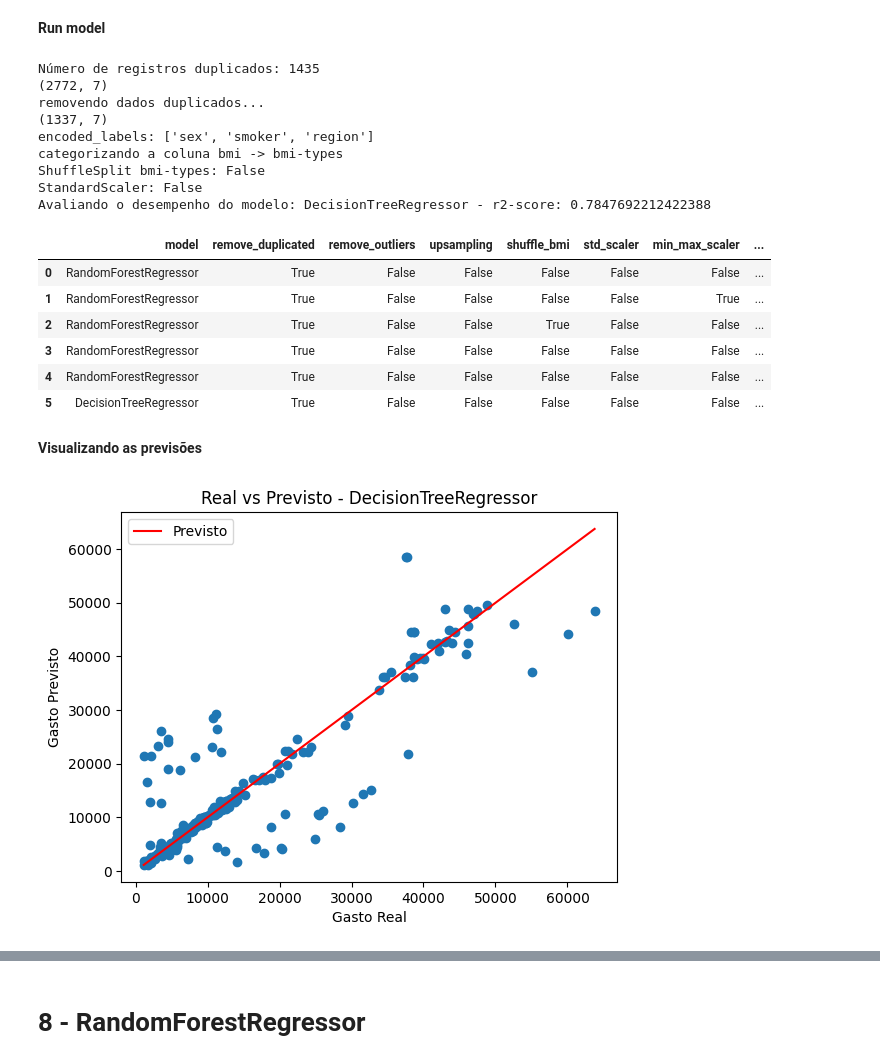
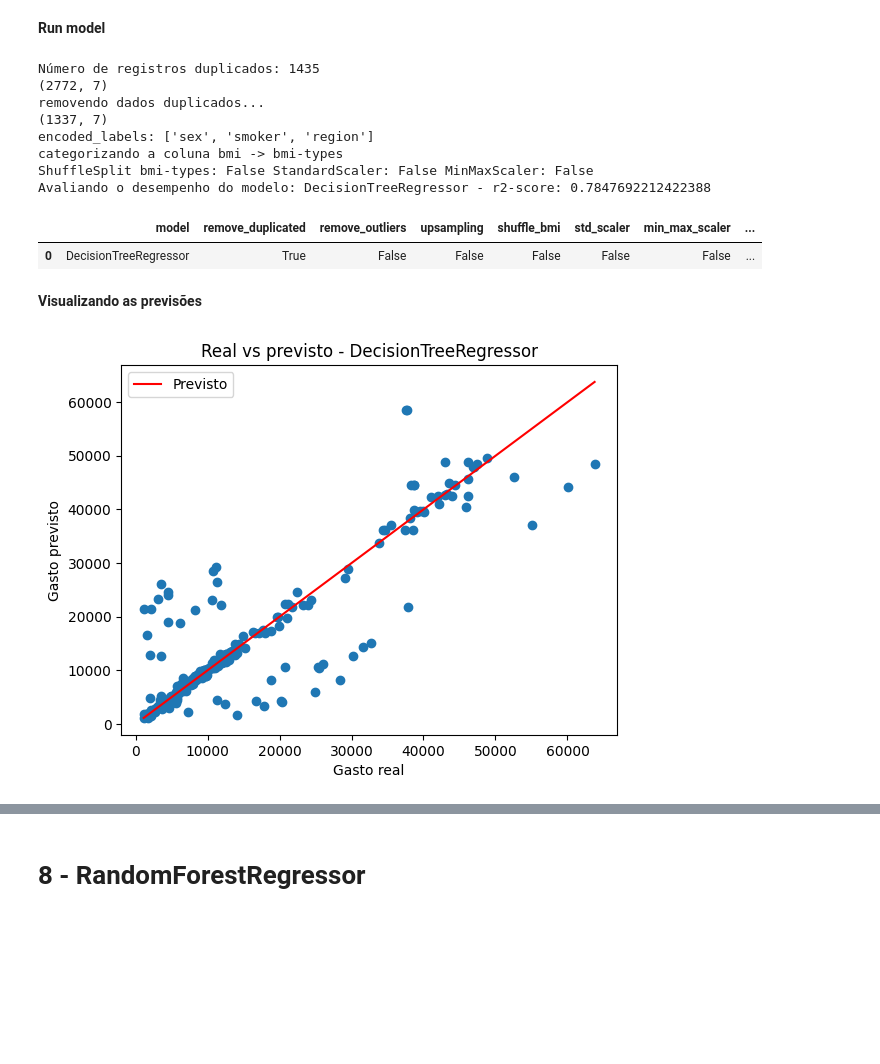
Before and after one commit to lcaffe/tech-challenge, a Jupyter notebook: tech_challenge.ipynb, the cells around one changed output, grey strips where cells are left out. Saved outputs shown, nothing was run; the diff lists cells and outputs as text; code cells hidden in the pictures; blank space fills up the shorter version.

```diff
--- a/tech_challenge.ipynb
+++ b/tech_challenge.ipynb
@@ -1300,42 +1205,36 @@ plt.show()
 # %%
 dados = pd.read_csv(DATABASE_NAME)
 
 removed_duplicated = True
 removed_outliers = False
 upsampling = False
 dados = process_database(dados, removed_duplicated, removed_outliers, upsampling)
 
 X, y = define_x_y()
 
 standard_scaler = False
 shuffle_split = False
 X_train, y_train, X_test, y_test = process_train_test(X, y, shuffle_split, standard_scaler)
 
-#ratings = pd.DataFrame();
+ratings = pd.DataFrame();
 
 model, y_pred, ratings = model_run("decision_tree_regressor", ratings)
 
 ratings.head(40)
 # %% [output]
 Número de registros duplicados: 1435
 (2772, 7)
 removendo dados duplicados...
 (1337, 7)
 encoded_labels: ['sex', 'smoker', 'region']
 categorizando a coluna bmi -> bmi-types
-ShuffleSplit bmi-types: False
-StandardScaler: False
+ShuffleSplit bmi-types: False StandardScaler: False MinMaxScaler: False
 Avaliando o desempenho do modelo: DecisionTreeRegressor - r2-score: 0.7847692212422388
 |  | model | remove_duplicated | remove_outliers | upsampling | shuffle_bmi | std_scaler | min_max_scaler | ... |
-| 0 | RandomForestRegressor | True | False | False | False | False | False | ... |
-| 1 | RandomForestRegressor | True | False | False | False | False | True | ... |
-| 2 | RandomForestRegressor | True | False | False | True | False | False | ... |
-| 3 | RandomForestRegressor | True | False | False | False | False | False | ... |
-| 4 | RandomForestRegressor | True | False | False | False | False | False | ... |
-| 5 | DecisionTreeRegressor | True | False | False | False | False | False | ... |
+| 0 | DecisionTreeRegressor | True | False | False | False | False | False | ... |
 # %% [markdown]
 **Visualizando as previsões**
 # %%
 plt_real_previsto(y_test, y_pred, model)
 # %% [output]
-[figure, old version]
+[figure, new version]
```
Also changed, not shown: parts of 26 cells of this notebook.
